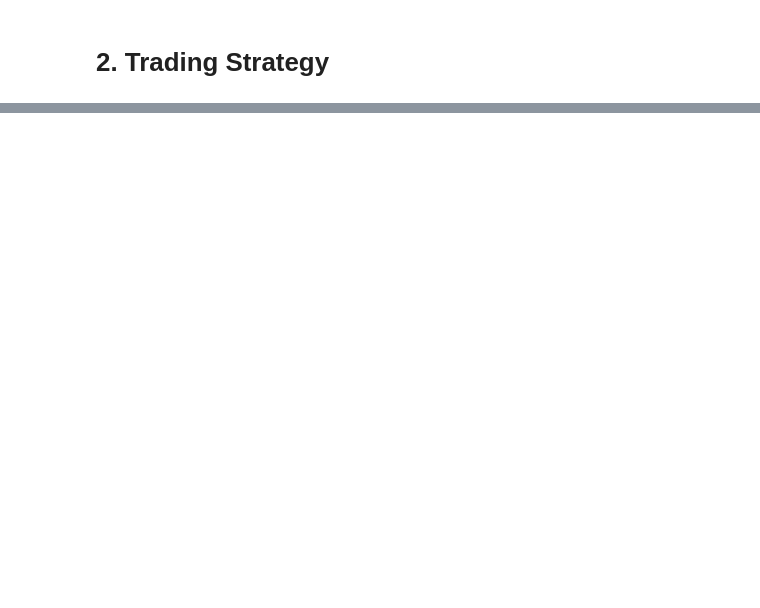
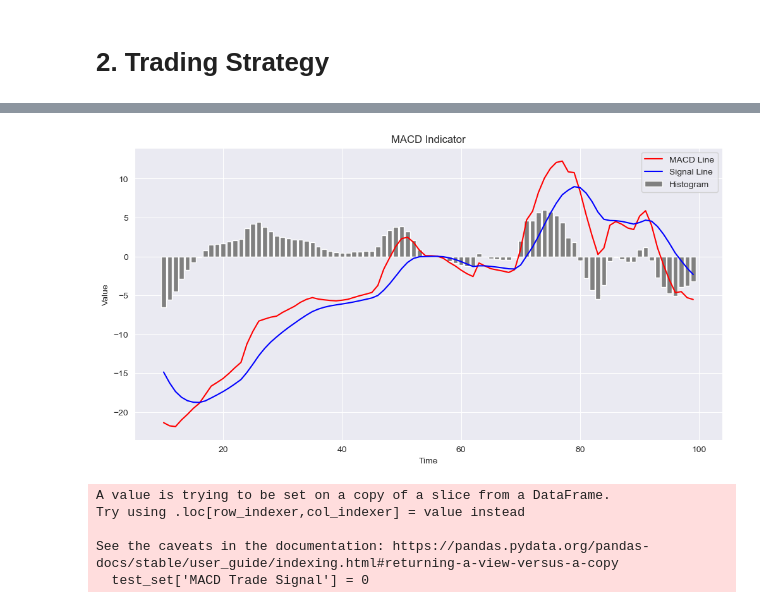
Before and after one commit to UoB-DSMP-2023-24/dsmp-2024-group23, a Jupyter notebook: Final/Modeling/LSTM_Strategy.ipynb, the cells around one changed output, grey strips where cells are left out. Cells and saved outputs as stored; diff of their text form; code cells hidden in the pictures; blank space fills up the shorter version.

Commit message:
MACD Signals

```diff
--- a/Final/Modeling/LSTM_Strategy.ipynb
+++ b/Final/Modeling/LSTM_Strategy.ipynb
@@ -96,0 +168,16 @@ def adjust_trade_quantity(volatility, max_tradeable_quantity, base_quantity=1, r
+# %%
+# 计算12期EMA
+ema_12 = test_set['price'].ewm(span=12, adjust=False).mean()
+# 计算26期EMA
+ema_26 = test_set['price'].ewm(span=26, adjust=False).mean()
+# 计算MACD
+macd = ema_12 - ema_26
+# 计算9期的信号线
+signal = macd.ewm(span=9, adjust=False).mean()
+# 计算直方图
+histogram = macd - signal
+
+# 把计算出的MACD指标添加到dataframe
+test_set['MACD Line'] = macd
+test_set['MACD Signal'] = signal
+test_set['MACD Histogram'] = histogram
@@ -96,0 +200,28 @@ def adjust_trade_quantity(volatility, max_tradeable_quantity, base_quantity=1, r
+# %%
+# 绘制MACD和信号线
+plt.figure(figsize=(12, 6))
+plt.plot(test_set['MACD Line'][10:100], label='MACD Line', color='red')
+plt.plot(test_set['MACD Signal'][10:100], label='Signal Line', color='blue')
+plt.bar(test_set.index[10:100], test_set['MACD Histogram'][10:100], label='Histogram', color='grey')
+plt.legend()
+plt.title('MACD Indicator')
+plt.xlabel('Time')
+plt.ylabel('Value')
+plt.grid(True)
+plt.show()
+# %% [output]
+[figure, added]
+# %%
+## generate signal based on MACD
+# 通过比较MACD线和信号线的前后值来确定交叉
+test_set['MACD Trade Signal'] = 0
+test_set.loc[(test_set['MACD Line'] > test_set['MACD Signal']) &  # MACD线上穿信号线
+       (test_set['MACD Line'].shift(1) <= test_set['MACD Signal'].shift(1)), 'MACD Trade Signal'] = 1
+test_set.loc[(test_set['MACD Line'] < test_set['MACD Signal']) &  # MACD线下穿信号线
+       (test_set['MACD Line'].shift(1) >= test_set['MACD Signal'].shift(1)), 'MACD Trade Signal'] = -1
+# %% [output]
+A value is trying to be set on a copy of a slice from a DataFrame.
+Try using .loc[row_indexer,col_indexer] = value instead
+
+See the caveats in the documentation: https://pandas.pydata.org/pandas-docs/stable/user_guide/indexing.html#returning-a-view-versus-a-copy
+  test_set['MACD Trade Signal'] = 0
```
Also changed, not shown: parts of 17 cells of this notebook.
